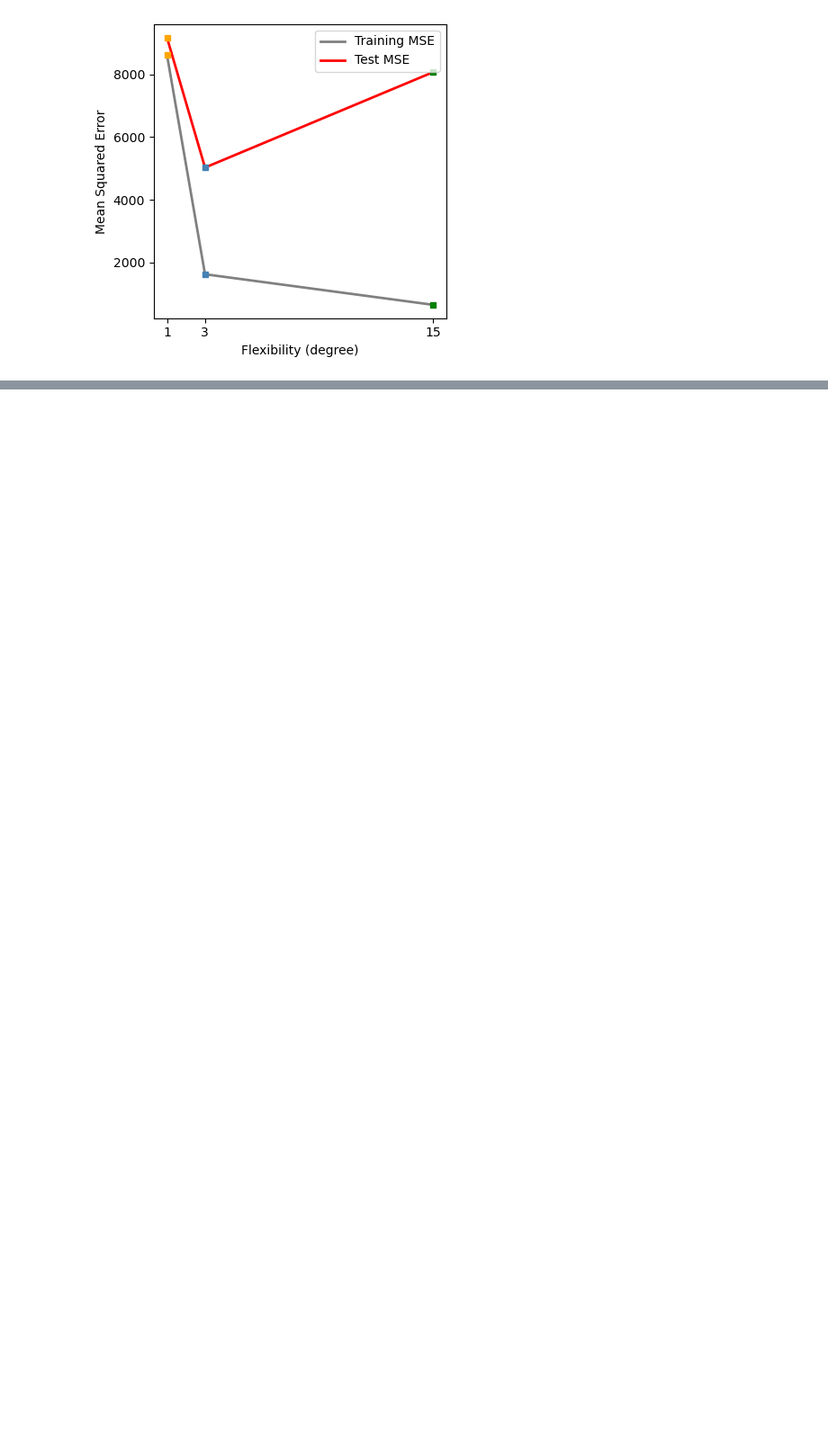
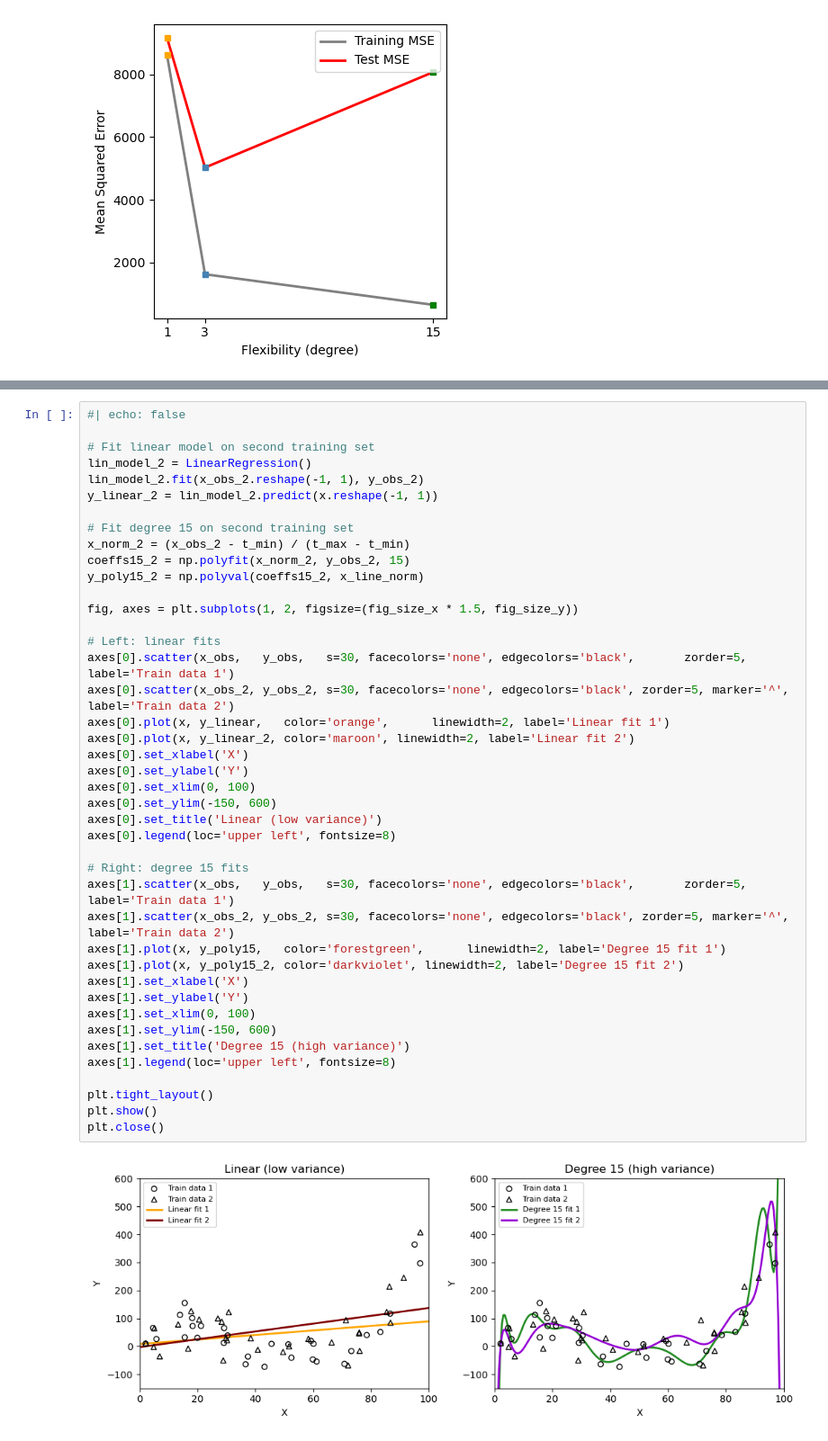
Before and after one commit to MEDS-eds-232/EDS-232-course-website, a Jupyter notebook: notes/2_2_assessing_model_accuracy/overfitting.ipynb, the cells around one changed output, grey strips where cells are left out. Shown at 90% size. Drawn from its saved outputs; the diff is of its cells as text; blank space fills up the shorter version.

Commit message:
Finish first draft of bias-variance tradeoff

```diff
--- a/notes/2_2_assessing_model_accuracy/overfitting.ipynb
+++ b/notes/2_2_assessing_model_accuracy/overfitting.ipynb
@@ -364,0 +178,44 @@ plt.close()
+# %%
+#| echo: false
+
+# Fit linear model on second training set
+lin_model_2 = LinearRegression()
+lin_model_2.fit(x_obs_2.reshape(-1, 1), y_obs_2)
+y_linear_2 = lin_model_2.predict(x.reshape(-1, 1))
+
+# Fit degree 15 on second training set
+x_norm_2 = (x_obs_2 - t_min) / (t_max - t_min)
+coeffs15_2 = np.polyfit(x_norm_2, y_obs_2, 15)
+y_poly15_2 = np.polyval(coeffs15_2, x_line_norm)
+
+fig, axes = plt.subplots(1, 2, figsize=(fig_size_x * 1.5, fig_size_y))
+
+# Left: linear fits
+axes[0].scatter(x_obs,   y_obs,   s=30, facecolors='none', edgecolors='black',       zorder=5, label='Train data 1')
+axes[0].scatter(x_obs_2, y_obs_2, s=30, facecolors='none', edgecolors='black', zorder=5, marker='^', label='Train data 2')
+axes[0].plot(x, y_linear,   color='orange',      linewidth=2, label='Linear fit 1')
+axes[0].plot(x, y_linear_2, color='maroon', linewidth=2, label='Linear fit 2')
+axes[0].set_xlabel('X')
+axes[0].set_ylabel('Y')
+axes[0].set_xlim(0, 100)
+axes[0].set_ylim(-150, 600)
+axes[0].set_title('Linear (low variance)')
+axes[0].legend(loc='upper left', fontsize=8)
+
+# Right: degree 15 fits
+axes[1].scatter(x_obs,   y_obs,   s=30, facecolors='none', edgecolors='black',       zorder=5, label='Train data 1')
+axes[1].scatter(x_obs_2, y_obs_2, s=30, facecolors='none', edgecolors='black', zorder=5, marker='^', label='Train data 2')
+axes[1].plot(x, y_poly15,   color='forestgreen',      linewidth=2, label='Degree 15 fit 1')
+axes[1].plot(x, y_poly15_2, color='darkviolet', linewidth=2, label='Degree 15 fit 2')
+axes[1].set_xlabel('X')
+axes[1].set_ylabel('Y')
+axes[1].set_xlim(0, 100)
+axes[1].set_ylim(-150, 600)
+axes[1].set_title('Degree 15 (high variance)')
+axes[1].legend(loc='upper left', fontsize=8)
+
+plt.tight_layout()
+plt.show()
+plt.close()
+# %% [output]
+[figure, added]
```
Also changed, not shown: parts of 8 cells of this notebook, 2 other files.
